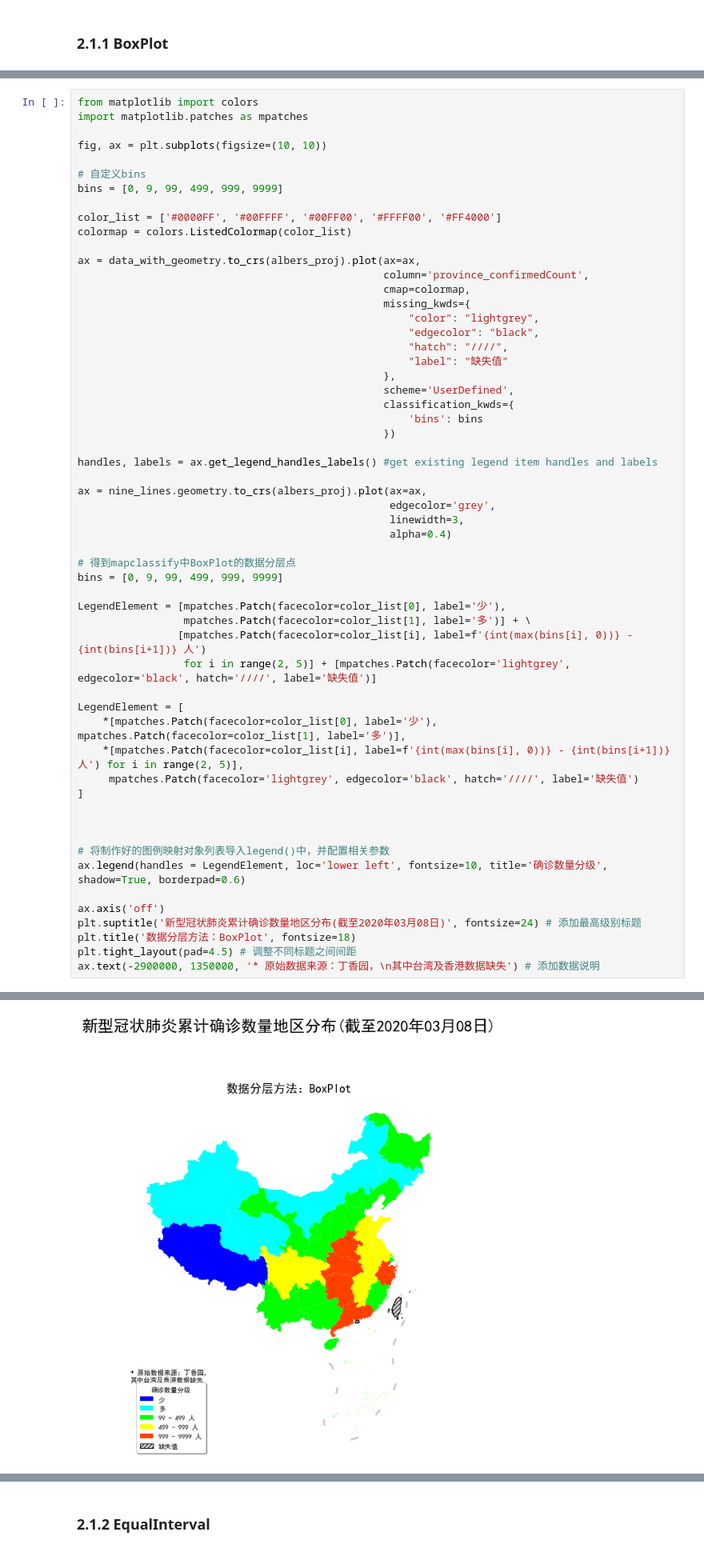
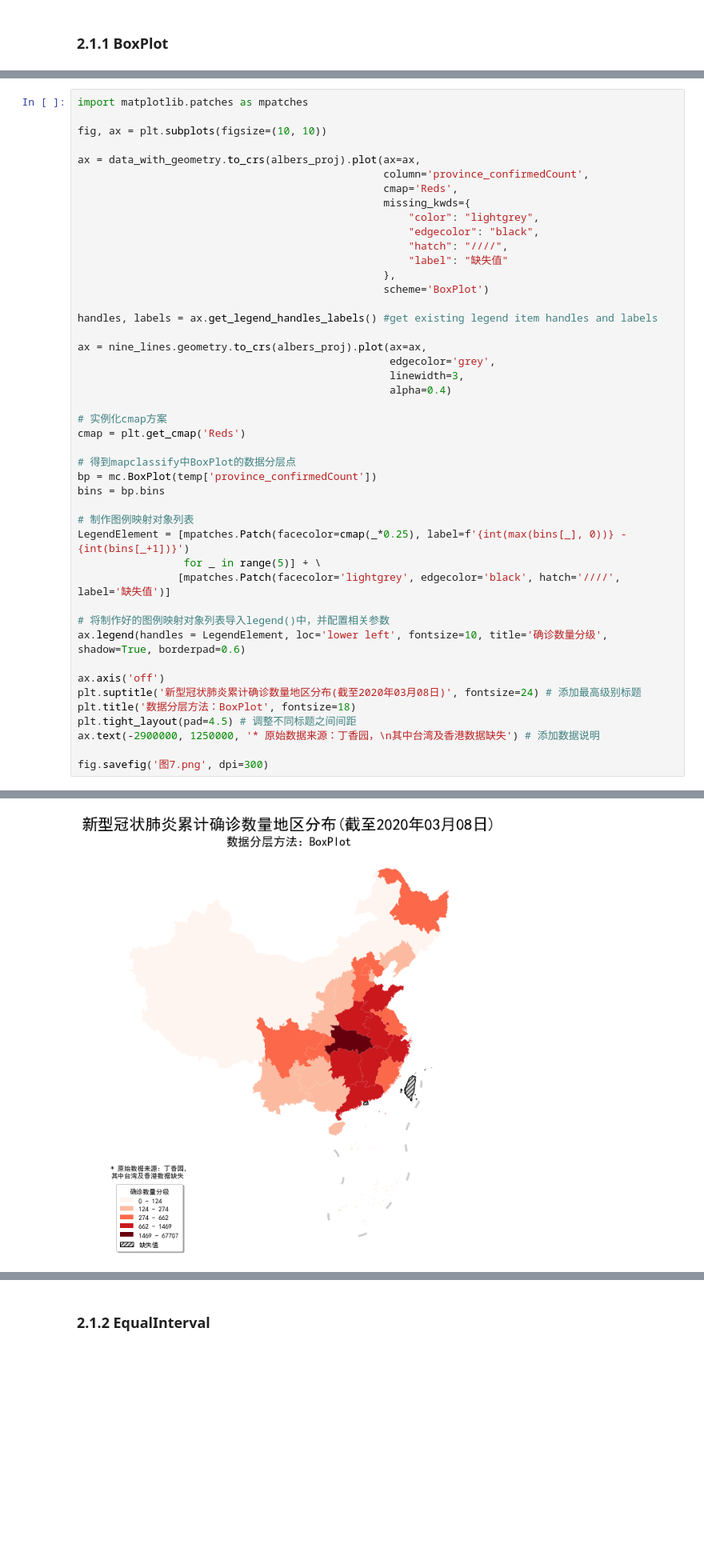
Before and after one commit to CNFeffery/DataScienceStudyNotes, a Jupyter notebook: 历史文章附件列表/（数据科学学习手札79）基于geopandas的空间数据分析——深入浅出分层设色/（数据科学学习手札79）基于geopandas的空间数据分析——深入浅出分层设色.ipynb, the cells around one changed output, grey strips where cells are left out. Shown at 80% size. Saved outputs shown, nothing was run; the diff lists cells and outputs as text; blank space fills up the shorter version.

```diff
--- a/历史文章附件列表/（数据科学学习手札79）基于geopandas的空间数据分析——深入浅出分层设色/（数据科学学习手札79）基于geopandas的空间数据分析——深入浅出分层设色.ipynb
+++ b/历史文章附件列表/（数据科学学习手札79）基于geopandas的空间数据分析——深入浅出分层设色/（数据科学学习手札79）基于geopandas的空间数据分析——深入浅出分层设色.ipynb
@@ -141,28 +141,18 @@ fig.savefig('图6.png', dpi=300)
 # %%
-from matplotlib import colors
 import matplotlib.patches as mpatches
 
 fig, ax = plt.subplots(figsize=(10, 10))
 
-# 自定义bins
-bins = [0, 9, 99, 499, 999, 9999]
-
-color_list = ['#0000FF', '#00FFFF', '#00FF00', '#FFFF00', '#FF4000']
-colormap = colors.ListedColormap(color_list)
-
 ax = data_with_geometry.to_crs(albers_proj).plot(ax=ax,
                                                  column='province_confirmedCount',
-                                                 cmap=colormap,
+                                                 cmap='Reds',
                                                  missing_kwds={
                                                      "color": "lightgrey",
                                                      "edgecolor": "black",
                                                      "hatch": "////",
                                                      "label": "缺失值"
                                                  },
-                                                 scheme='UserDefined',
-                                                 classification_kwds={
-                                                     'bins': bins
-                                                 })
+                                                 scheme='BoxPlot')
 
 handles, labels = ax.get_legend_handles_labels() #get existing legend item handles and labels
 
@@ -171,21 +161,17 @@ ax = nine_lines.geometry.to_crs(albers_proj).plot(ax=ax,
                                                   linewidth=3,
                                                   alpha=0.4)
 
+# 实例化cmap方案
+cmap = plt.get_cmap('Reds')
+
 # 得到mapclassify中BoxPlot的数据分层点
-bins = [0, 9, 99, 499, 999, 9999]
+bp = mc.BoxPlot(temp['province_confirmedCount'])
+bins = bp.bins
 
-LegendElement = [mpatches.Patch(facecolor=color_list[0], label='少'),
-                 mpatches.Patch(facecolor=color_list[1], label='多')] + \
-                [mpatches.Patch(facecolor=color_list[i], label=f'{int(max(bins[i], 0))} - {int(bins[i+1])} 人')
-                 for i in range(2, 5)] + [mpatches.Patch(facecolor='lightgrey', edgecolor='black', hatch='////', label='缺失值')]
-
-LegendElement = [
-    *[mpatches.Patch(facecolor=color_list[0], label='少'), mpatches.Patch(facecolor=color_list[1], label='多')],
-    *[mpatches.Patch(facecolor=color_list[i], label=f'{int(max(bins[i], 0))} - {int(bins[i+1])} 人') for i in range(2, 5)],
-     mpatches.Patch(facecolor='lightgrey', edgecolor='black', hatch='////', label='缺失值')
-]
-
-
+# 制作图例映射对象列表
+LegendElement = [mpatches.Patch(facecolor=cmap(_*0.25), label=f'{int(max(bins[_], 0))} - {int(bins[_+1])}')
+                 for _ in range(5)] + \
+                [mpatches.Patch(facecolor='lightgrey', edgecolor='black', hatch='////', label='缺失值')]
 
 # 将制作好的图例映射对象列表导入legend()中，并配置相关参数
 ax.legend(handles = LegendElement, loc='lower left', fontsize=10, title='确诊数量分级', shadow=True, borderpad=0.6)
@@ -194,5 +180,7 @@ ax.axis('off')
 plt.suptitle('新型冠状肺炎累计确诊数量地区分布(截至2020年03月08日)', fontsize=24) # 添加最高级别标题
 plt.title('数据分层方法：BoxPlot', fontsize=18)
 plt.tight_layout(pad=4.5) # 调整不同标题之间间距
-ax.text(-2900000, 1350000, '* 原始数据来源：丁香园，\n其中台湾及香港数据缺失') # 添加数据说明
+ax.text(-2900000, 1250000, '* 原始数据来源：丁香园，\n其中台湾及香港数据缺失') # 添加数据说明
+
+fig.savefig('图7.png', dpi=300)
 # %% [output]
@@ -200 +187 @@ Text(-2900000, 1350000, '* 原始数据来源：丁香园，\n其中台湾及香
-[figure, old version]
+[figure, new version]
```
Also changed, not shown: parts of 7 cells of this notebook, 2 other files.
